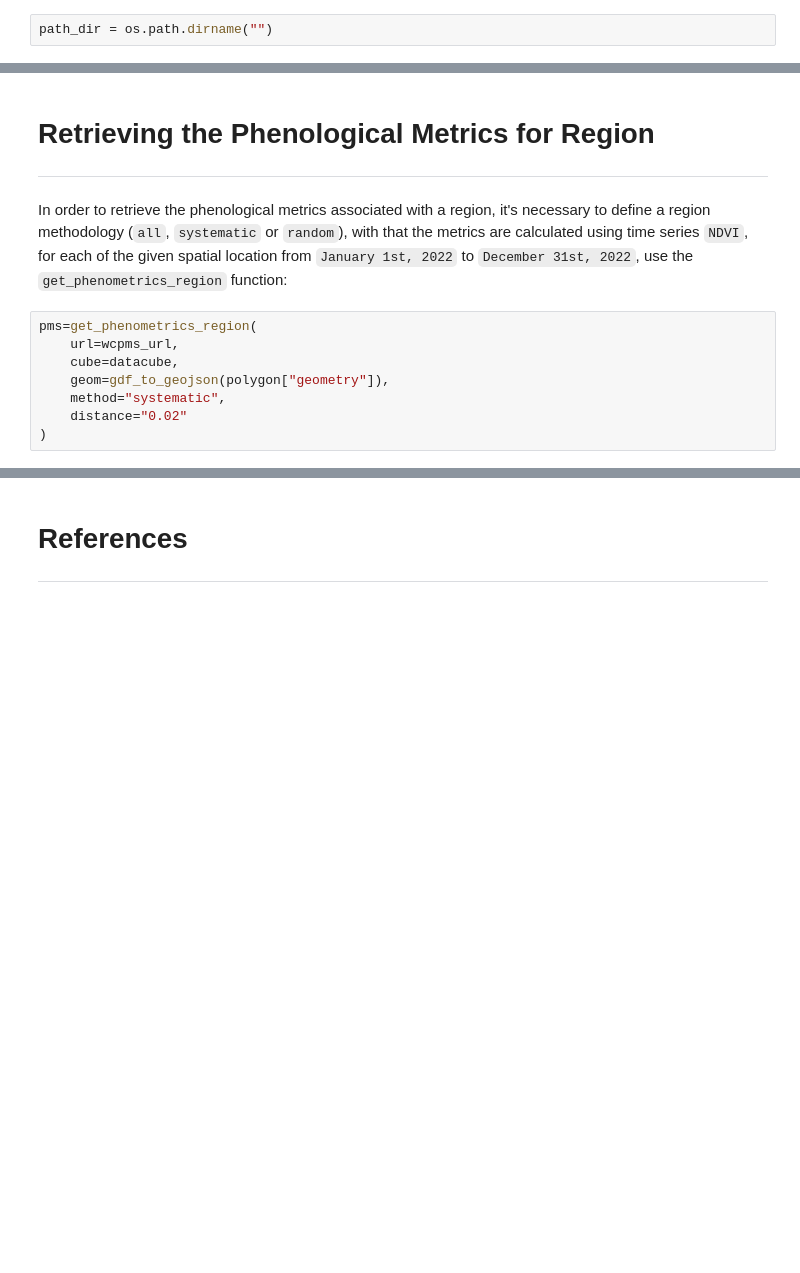
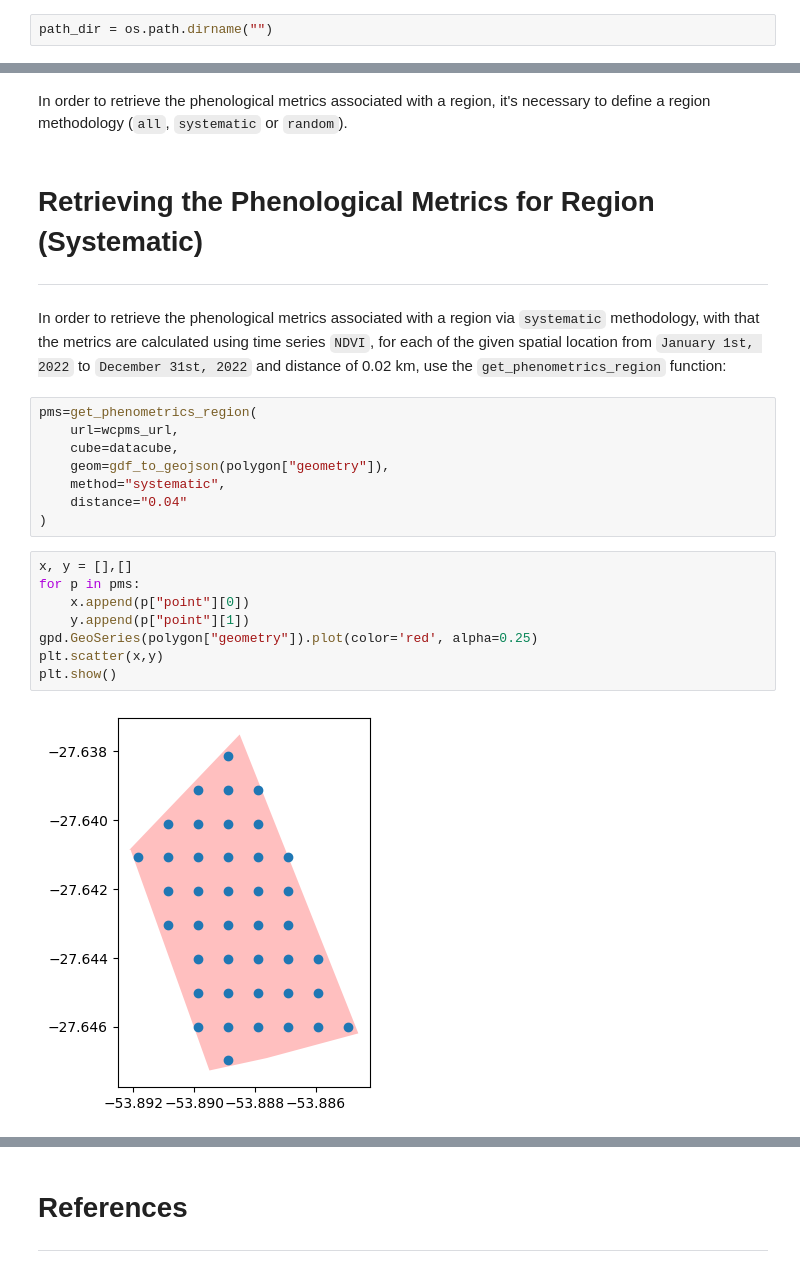
Before and after one commit to brazil-data-cube/wcpms.py, a Jupyter notebook: notebooks/wcpms-region.ipynb, the cells around one changed output, grey strips where cells are left out. Drawn from its saved outputs; the diff is of its cells as text; blank space fills up the shorter version.

```diff
--- a/notebooks/wcpms-region.ipynb
+++ b/notebooks/wcpms-region.ipynb
@@ -111,18 +131,30 @@ polygon
 # %% [output]
 |  | GLEBA_GID | REF_BACEN | NU_ORDEM | NU_INDICE | DATA_EMISS | AREA_GLEBA | PERIMETRO_ | AREA_MENOR | AREA_ME_01 | ... |
 | 0 | 90823.0 | 515439159 | 1 | 0 | 2023-02-13 | 430133.752674 | 2789.87208 | 510114.773209 | 863178.683342 | ... |
+# %% [markdown]
+In order to retrieve the phenological metrics associated with a region, it's necessary to define a region methodology (`all`, `systematic` or `random`).
 # %% [markdown]
-# Retrieving the Phenological Metrics for Region
+# Retrieving the Phenological Metrics for Region (Systematic)
 <hr style="border:1px solid #0077b9;">
 
-In order to retrieve the phenological metrics associated with a region, it's necessary to define a region methodology (`all`, `systematic` or `random`), with that the metrics are calculated using time series `NDVI`, for each of the given spatial location from `January 1st, 2022` to `December 31st, 2022`, use the `get_phenometrics_region` function:
+In order to retrieve the phenological metrics associated with a region via `systematic` methodology, with that the metrics are calculated using time series `NDVI`, for each of the given spatial location from `January 1st, 2022` to `December 31st, 2022` and distance of 0.02 km, use the `get_phenometrics_region` function:
 # %%
 pms=get_phenometrics_region(
     url=wcpms_url,
     cube=datacube,
     geom=gdf_to_geojson(polygon["geometry"]),
     method="systematic",
-	distance="0.02"
+	distance="0.04"
 )
+# %%
+x, y = [],[]
+for p in pms:
+    x.append(p["point"][0])
+    y.append(p["point"][1])
+gpd.GeoSeries(polygon["geometry"]).plot(color='red', alpha=0.25)
+plt.scatter(x,y)
+plt.show()
+# %% [output]
+[figure, added]
 # %%
 pms
```
Also changed, not shown: parts of 9 cells of this notebook, 1 other file.
